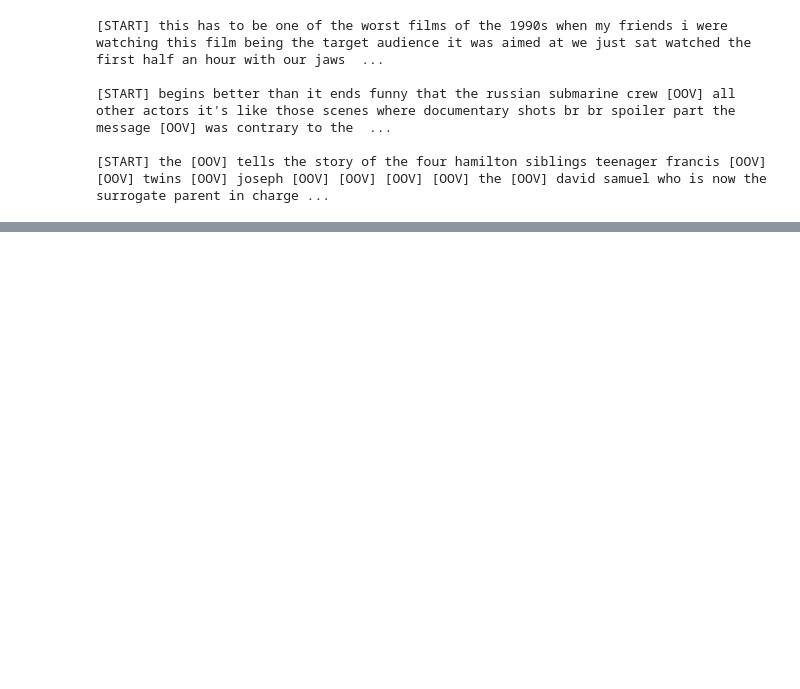
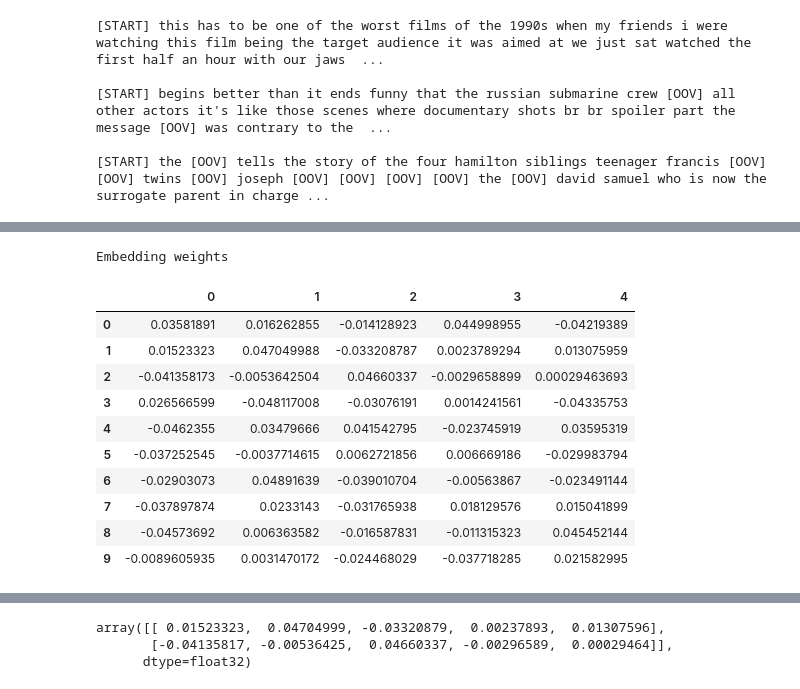
Before and after one commit to lihasarora/Deep-learning-software-engineering-concepts, a Jupyter notebook: main.ipynb, the cells around one changed output, grey strips where cells are left out. Cells and saved outputs as stored; diff of their text form; code cells hidden in the pictures; blank space fills up the shorter version.

```diff
--- a/main.ipynb
+++ b/main.ipynb
@@ -525,0 +508,13 @@ Subclasses:
+# %%
+from keras.layers import Embedding
+from keras import layers
+keras.utils.set_random_seed(42)
+model = keras.Sequential(
+    [
+        layers.Input(shape = (2,)),
+        # input_dim = number of terms to be embedded | Output_dim = dimension of embedding | input_length = number of terms in the input to the layer
+        Embedding(input_dim=10, output_dim=5, input_length=100)
+    ]
+)
+model.summary()
+model.compile(loss = 'mse', optimizer = 'sgd')
@@ -525,0 +533,20 @@ Subclasses:
+# %%
+# input data is a 2 dimensional numpy array
+input_data = np.array([[1,2]])
+# Lets get the embeddings
+mdisplay(model.layers[0].get_weights()[0], title = 'Embedding weights')
+# lets predict the data for the input --> Its simply a
+model.predict(input_data)[0]
+# %% [output]
+Embedding weights
+|  | 0 | 1 | 2 | 3 | 4 |
+| 0 | 0.03581891 | 0.016262855 | -0.014128923 | 0.044998955 | -0.04219389 |
+| 1 | 0.01523323 | 0.047049988 | -0.033208787 | 0.0023789294 | 0.013075959 |
+| 2 | -0.041358173 | -0.0053642504 | 0.04660337 | -0.0029658899 | 0.00029463693 |
+| 3 | 0.026566599 | -0.048117008 | -0.03076191 | 0.0014241561 | -0.04335753 |
+| 4 | -0.0462355 | 0.03479666 | 0.041542795 | -0.023745919 | 0.03595319 |
+| 5 | -0.037252545 | -0.0037714615 | 0.0062721856 | 0.006669186 | -0.029983794 |
+| 6 | -0.02903073 | 0.04891639 | -0.039010704 | -0.00563867 | -0.023491144 |
+| 7 | -0.037897874 | 0.0233143 | -0.031765938 | 0.018129576 | 0.015041899 |
+| 8 | -0.04573692 | 0.006363582 | -0.016587831 | -0.011315323 | 0.045452144 |
+| 9 | -0.0089605935 | 0.0031470172 | -0.024468029 | -0.037718285 | 0.021582995 |
@@ -525,0 +554,3 @@ Subclasses:
+array([[ 0.01523323,  0.04704999, -0.03320879,  0.00237893,  0.01307596],
+       [-0.04135817, -0.00536425,  0.04660337, -0.00296589,  0.00029464]],
+      dtype=float32)
```
Also changed, not shown: parts of 71 cells of this notebook, 1 other file.
